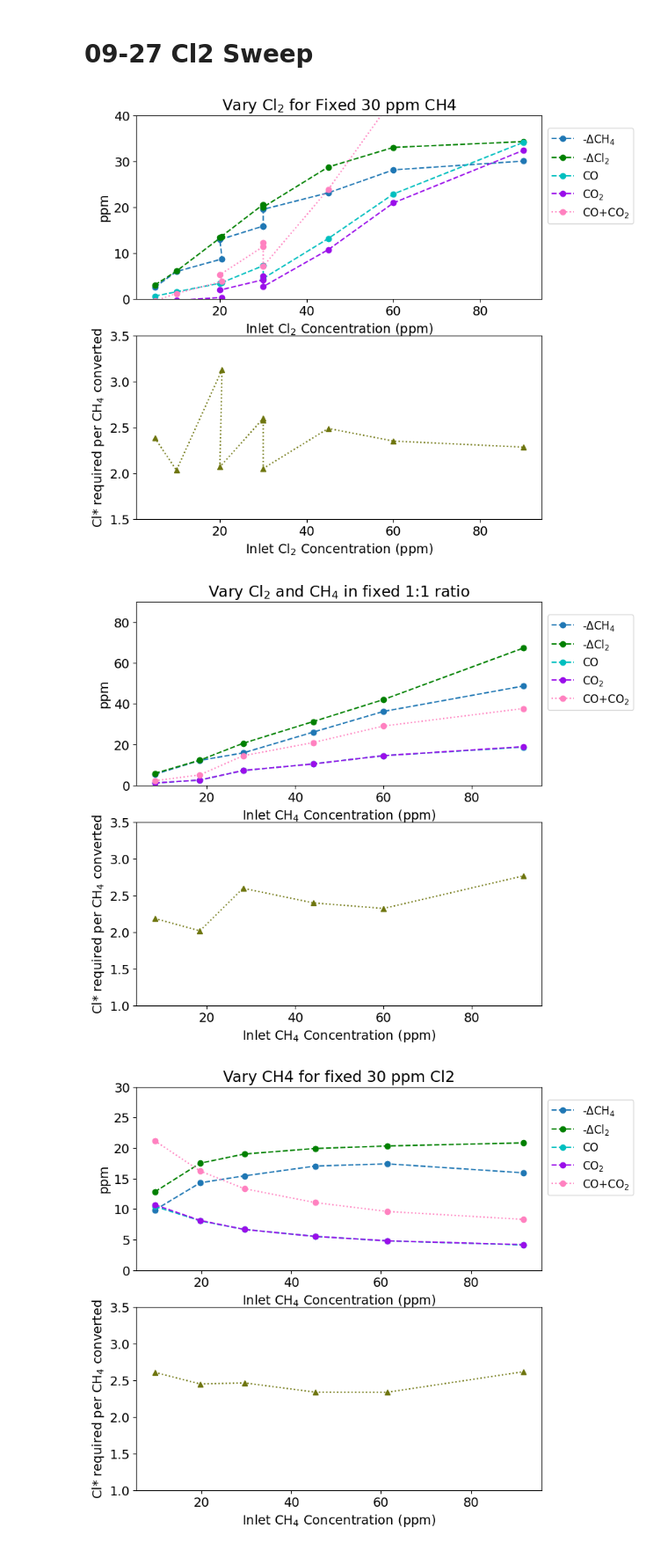
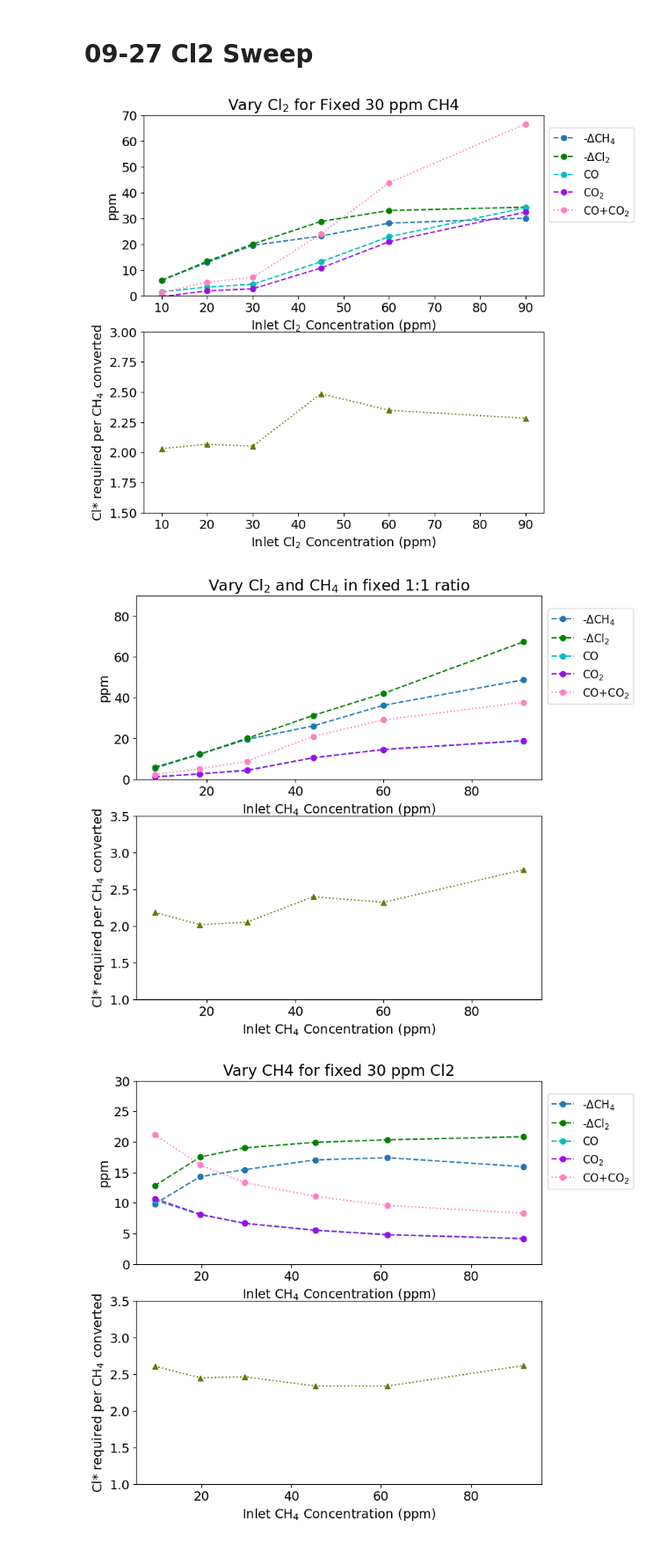
Before and after one commit to richardsrandall/Fall-2024-Cl2, a Jupyter notebook: 09-29 Cl2 Campaign Redo 1/09-29_plot_cl2_data.ipynb, the cells around one changed output. Shown at 88% size. Cells and saved outputs as stored; diff of their text form; code cells hidden in the pictures.

Commit message:
Many updates to clean up 9-29 plots

```diff
--- a/09-29 Cl2 Campaign Redo 1/09-29_plot_cl2_data.ipynb
+++ b/09-29 Cl2 Campaign Redo 1/09-29_plot_cl2_data.ipynb
@@ -77,6 +77,8 @@ show_low_data = True
 exps = ["09-28-24 Vary Cl2 (20-90 ppm) at Fixed CH4","09-19-24 Vary Cl2 (5-30 ppm) at Fixed CH4"]
 bypass_data = all_bypass_data[all_bypass_data["experiment_name"].isin(exps)]
 conversion_data = all_conversion_data[all_conversion_data["experiment_name"].isin(exps)]
+# Preferentially use the experiments with the 100-ppm Cl2 tank where we have the option to use either
+conversion_data = conversion_data[(conversion_data['experiment_name']==exps[1]) | (conversion_data['Cl2 LabJack: Cl2 Node A (ppm) baseline']>35)]
 conversion_data=conversion_data.sort_values(by='Cl2 LabJack: Cl2 Node A (ppm) baseline',ascending=True)
 
 ch4_conversions = conversion_data['FTIR: CH4 (ppm) conversion']
@@ -97,42 +99,42 @@ else:
     cl2_conversions = [conv*(nom/baseline) for nom,conv,baseline in zip(nom_cl2,conversion_data['Cl2 LabJack: Cl2 Node A (ppm) conversion'],conversion_data['Cl2 LabJack: Cl2 Node A (ppm) baseline'])]
 #print(nom_cl2,'\n',list(conversion_data['Cl2 LabJack: Cl2 Node A (ppm) baseline']),'\n',list(conversion_data['Cl2 LabJack: Cl2 Node A (ppm) conversion']),'\n',cl2_conversions)
 inlet_cl2 = nom_cl2
 
 # Setup subplots
 plt.rcParams.update({'font.size': 14})
 (fig,(ax1,ax2)) = plt.subplots(nrows=2,figsize=(8,8),sharex=True)
 
 # Make the first plot
 ax1.plot(inlet_cl2,ch4_conversions,label='-$\Delta$CH$_4$',marker='o',linestyle='--')
 ax1.plot(inlet_cl2,cl2_conversions,label='-$\Delta$Cl$_2$',color='g',marker='o',linestyle='--')
 if True:
     ax1.plot(inlet_cl2,co,label='CO',color='c',marker='o',linestyle='--')
     ax1.plot(inlet_cl2,co2,label='CO$_2$',color='xkcd:violet',marker='o',linestyle='--')
     ax1.plot(inlet_cl2,[a+b for a,b in zip(co,co2)],label='CO+CO$_2$',color='xkcd:pink',linestyle=':',marker='o')
 ax1.set_ylabel("ppm")
 ax1.set_xlabel("Inlet Cl$_2$ Concentration (ppm)")
-ax1.set_ylim(0,40)
+ax1.set_ylim(0,70)
 ax1.legend(fontsize=12,loc='lower left',bbox_to_anchor=(1,0.38))
 ax1.xaxis.set_tick_params(labelbottom=True)
 
 # Make the second plot
 ch4_per_cl_star = [2*b/a for a,b in zip(ch4_conversions,cl2_conversions)]
 ax2.plot(inlet_cl2,ch4_per_cl_star,label="CH$_4$ Converted per Cl*",color='xkcd:olive',linestyle=':',marker='^')
 ax2.set_ylabel("Cl* required per CH$_4$ converted")
 ax2.set_xlabel("Inlet Cl$_2$ Concentration (ppm)")
 ax2.xaxis.set_tick_params(labelbottom=True)
-ax2.set_ylim(1.5,3.5)
+ax2.set_ylim(1.5,3)
 
 ax1.set_title("Vary Cl$_2$ for Fixed 30 ppm CH4")
 plt.show()
 # %% [output]
-[figure, old version]
+[figure, new version]
 # %%
 # Whittle it down to the experiments we want
-exps = ["09-28-24 Vary Cl2 and CH4 1-to-1 (45-90 ppm)","09-19-24 Sweep 1-to-1 Cl2 and CH4 (10-20 ppm)","09-28-24 Vary Cl2 (20-90 ppm) at Fixed CH4"]
+exps = ["09-28-24 Vary Cl2 and CH4 1-to-1 (45-90 ppm)","09-19-24 Sweep 1-to-1 Cl2 and CH4 (10-20 ppm)","09-19-24 Vary Cl2 (5-30 ppm) at Fixed CH4"]
 bypass_data = all_bypass_data[all_bypass_data["experiment_name"].isin(exps)]
 conversion_data = all_conversion_data[all_conversion_data["experiment_name"].isin(exps)]
-conversion_data = conversion_data[~(conversion_data["experiment_name"]=="09-28-24 Vary Cl2 (20-90 ppm) at Fixed CH4") | (abs(conversion_data["start_time"]-94)<1)]
+conversion_data = conversion_data[(conversion_data["experiment_name"]!="09-19-24 Vary Cl2 (5-30 ppm) at Fixed CH4") | (abs(conversion_data["Cl2 LabJack: Cl2 Node A (ppm) baseline"]-30)<2)]
 conversion_data=conversion_data.sort_values(by='Cl2 LabJack: Cl2 Node A (ppm) baseline',ascending=True)
 
 conversion_data=conversion_data.sort_values(by='FTIR: CH4 (ppm) baseline',ascending=True)
@@ -149,7 +151,7 @@ co = [float(means[means.closest_start_time==t]['FTIR: CO (ppm)']) for t in start
 if not use_nominal_cl2:
     cl2_conversions = conversion_data['Cl2 LabJack: Cl2 Node A (ppm) conversion']
 else:
-    tanks = [(100 if '10-20' in name else 1000) for name in conversion_data['experiment_name']]
+    tanks = [(100 if ('10-20' in name) or ('5-30' in name) else 1000) for name in conversion_data['experiment_name']]
     nom_cl2 = [(tank/200.0)*float(means[means.closest_start_time==t]['Cl2 MFC: Setpoint Entry']) for t,tank in zip(start_times,tanks)]
     cl2_conversions = [conv*(nom/baseline) for nom,conv,baseline in zip(nom_cl2,conversion_data['Cl2 LabJack: Cl2 Node A (ppm) conversion'],conversion_data['Cl2 LabJack: Cl2 Node A (ppm) baseline'])]
 #print(nom_cl2,'\n',list(conversion_data['Cl2 LabJack: Cl2 Node A (ppm) baseline']),'\n',list(conversion_data['Cl2 LabJack: Cl2 Node A (ppm) conversion']),'\n',cl2_conversions)
@@ -181,7 +183,7 @@ ax2.set_ylim(1,3.5)
 ax1.set_title("Vary Cl$_2$ and CH$_4$ in fixed 1:1 ratio")
 plt.show()
 # %% [output]
-[figure, old version]
+[figure, new version]
 # %%
 # Very methane for fixed Cl2
 bypass_data = all_bypass_data[all_bypass_data["experiment_name"]=="09-30-24 Sweep CH4 (10-90 ppm)"]
```
Also changed, not shown: 5 other files.
